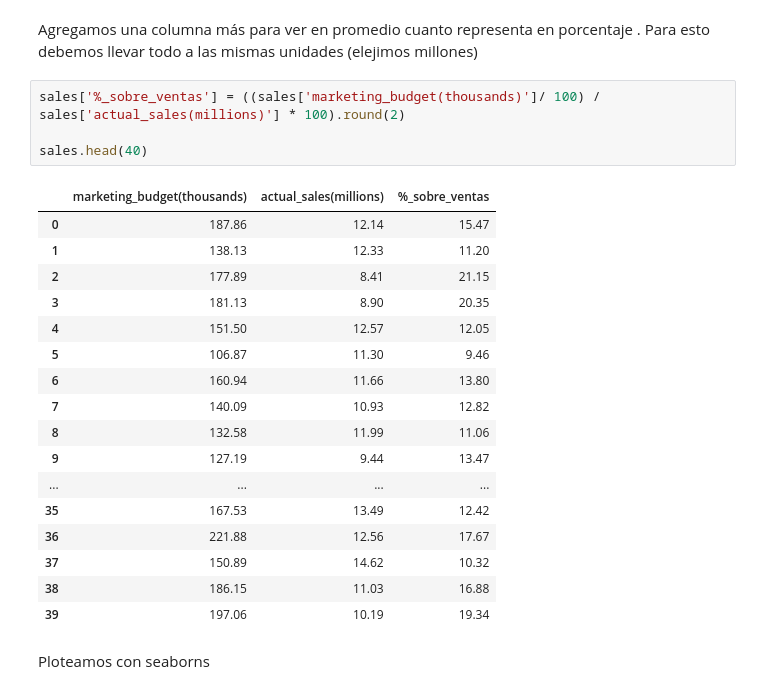
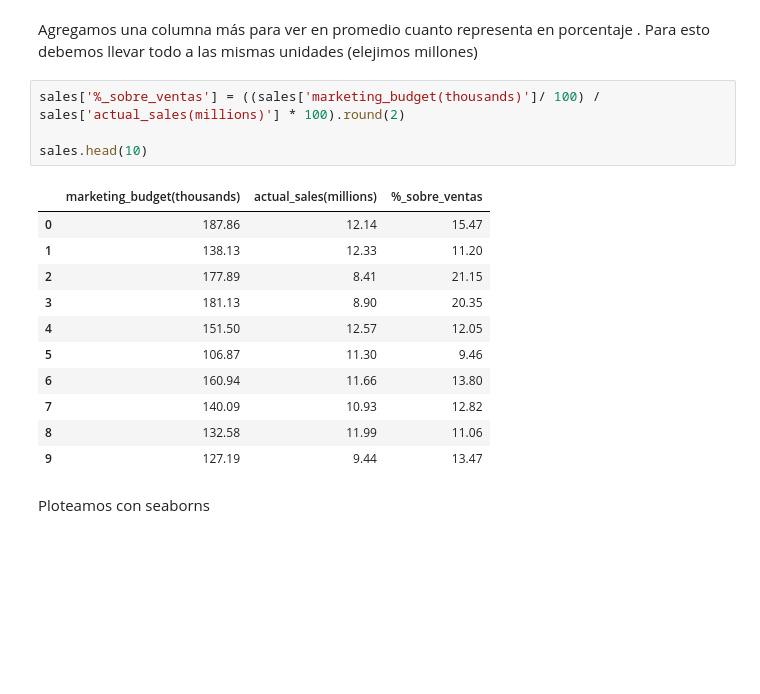
Before and after one commit to AndresBircher/Data-Science, a Jupyter notebook: marketing_budget.ipynb, the cells around one changed output. Cells and saved outputs as stored; diff of their text form; blank space fills up the shorter version.

```diff
--- a/marketing_budget.ipynb
+++ b/marketing_budget.ipynb
@@ -44,25 +44,19 @@ Agregamos una columna más para ver en promedio cuanto representa en porcentaje
 # %%
 sales['%_sobre_ventas'] = ((sales['marketing_budget(thousands)']/ 100) / sales['actual_sales(millions)'] * 100).round(2)
 
-sales.head(40)
+sales.head(10)
 # %% [output]
 |  | marketing_budget(thousands) | actual_sales(millions) | %_sobre_ventas |
 | 0 | 187.86 | 12.14 | 15.47 |
 | 1 | 138.13 | 12.33 | 11.20 |
 | 2 | 177.89 | 8.41 | 21.15 |
 | 3 | 181.13 | 8.90 | 20.35 |
 | 4 | 151.50 | 12.57 | 12.05 |
 | 5 | 106.87 | 11.30 | 9.46 |
 | 6 | 160.94 | 11.66 | 13.80 |
 | 7 | 140.09 | 10.93 | 12.82 |
 | 8 | 132.58 | 11.99 | 11.06 |
 | 9 | 127.19 | 9.44 | 13.47 |
-| ... | ... | ... | ... |
-| 35 | 167.53 | 13.49 | 12.42 |
-| 36 | 221.88 | 12.56 | 17.67 |
-| 37 | 150.89 | 14.62 | 10.32 |
-| 38 | 186.15 | 11.03 | 16.88 |
-| 39 | 197.06 | 10.19 | 19.34 |
 # %% [markdown]
 Ploteamos con seaborns
 # %%
```
